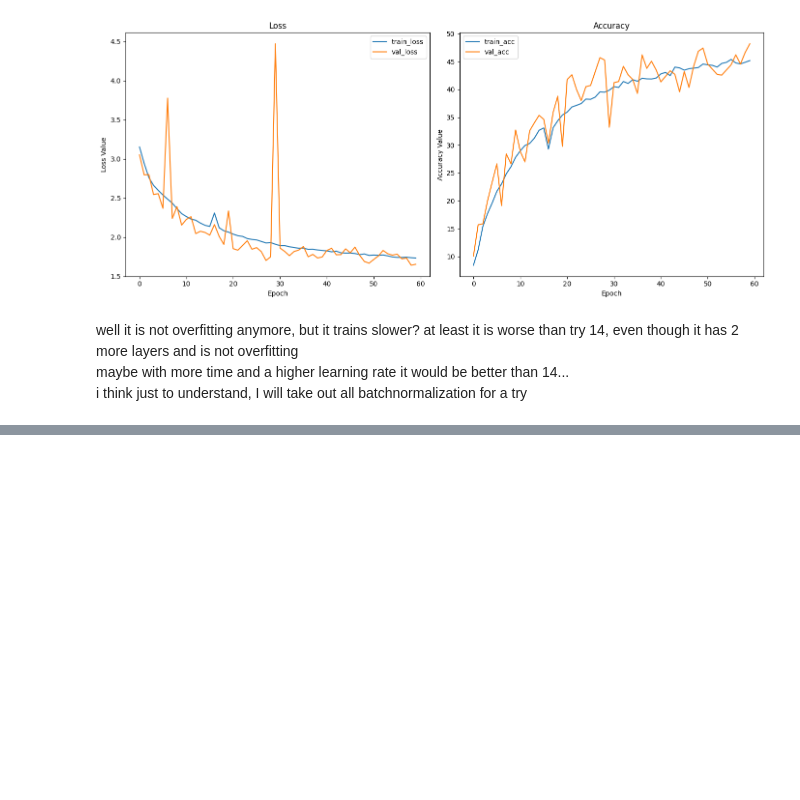
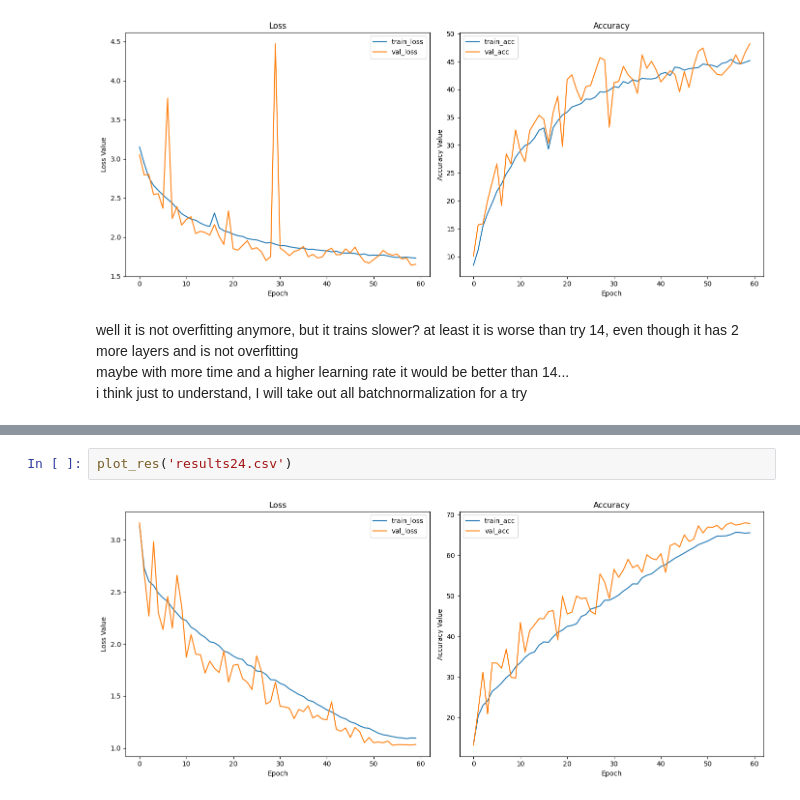
Before and after one commit to Anton123567/DL_UPC, a Jupyter notebook: results_all/Deep Learning Assignment.ipynb, the cells around one changed output, grey strips where cells are left out. Saved outputs shown, nothing was run; the diff lists cells and outputs as text; blank space fills up the shorter version.

```diff
--- a/results_all/Deep Learning Assignment.ipynb
+++ b/results_all/Deep Learning Assignment.ipynb
@@ -797,0 +823,4 @@ plot_res('results21.csv')
+# %%
+plot_res('results24.csv')
+# %% [output]
+[figure, added]
```
Also changed, not shown: parts of 30 cells of this notebook, 8 other files.
